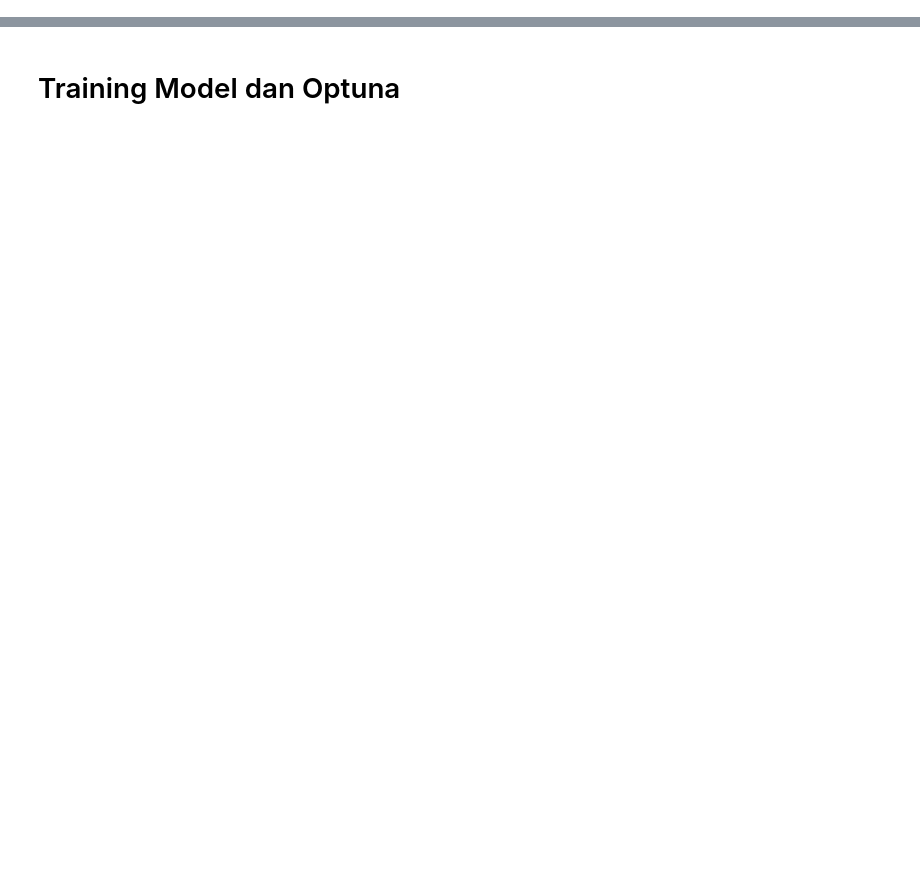
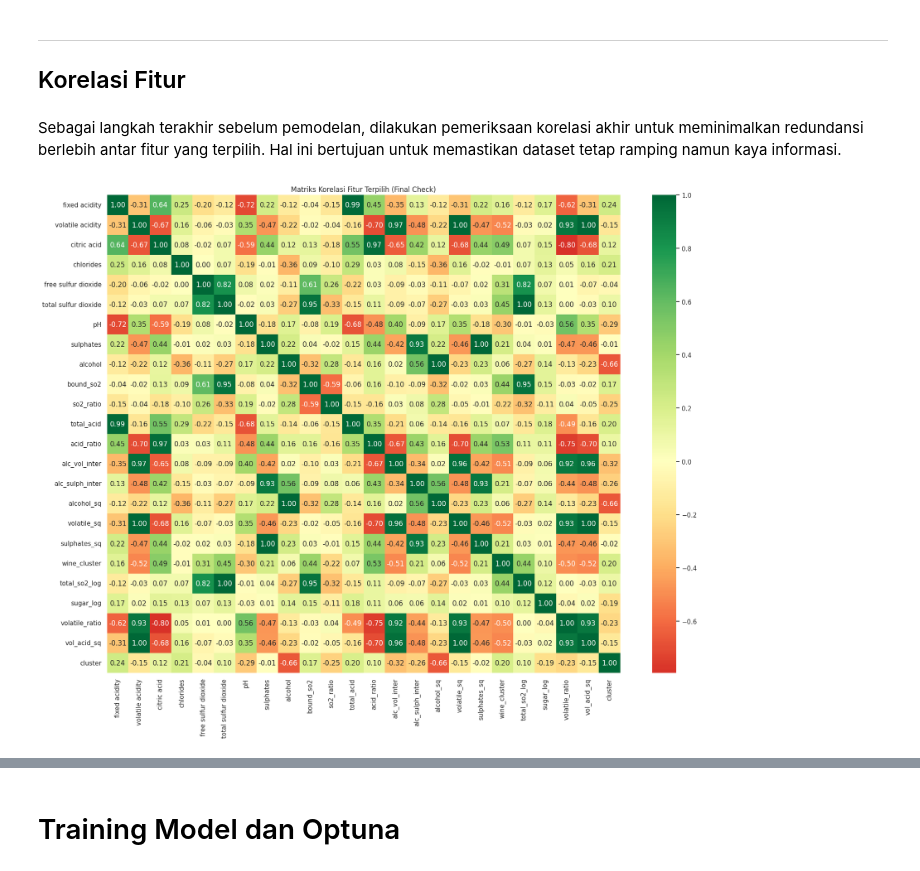
Before and after one commit to PashaAkrilian/Wine-Quality-Prediction, a Jupyter notebook: uts-data-mining.ipynb, the cells around one changed output, grey strips where cells are left out. Drawn from its saved outputs; the diff is of its cells as text; code cells hidden in the pictures; blank space fills up the shorter version.

Commit message:
Kaggle Notebook | UTS_Data Mining  | Version 28

```diff
--- a/uts-data-mining.ipynb
+++ b/uts-data-mining.ipynb
@@ -666,0 +122,19 @@ Data Siap Tempur untuk DNN: 823 baris.
+# %%
+# Konfigurasi Peringatan dan Tema Visualisasi
+warnings.filterwarnings('ignore')
+sns.set_theme(style="whitegrid")
+
+# Setup Path Dataset Dinamis (Kaggle Robust)
+train_path = '/kaggle/input/datasets/dimaspashaakrilian/wine-quality/data_training.csv'
+test_path = '/kaggle/input/datasets/dimaspashaakrilian/wine-quality/data_testing.csv'
+
+# Verifikasi keberadaan jalur data
+if not os.path.exists(train_path):
+    for root, dirs, files in os.walk('/kaggle/input'):
+        for file in files:
+            if 'data_training' in file: train_path = os.path.join(root, file)
+            if 'data_testing' in file: test_path = os.path.join(root, file)
+
+# Memuat Dataset utama
+df_train = pd.read_csv(train_path)
+df_test = pd.read_csv(test_path)
@@ -666,0 +458,13 @@ Data Siap Tempur untuk DNN: 823 baris.
+# %% [markdown]
+---
+## Korelasi Fitur
+# %% [markdown]
+Sebagai langkah terakhir sebelum pemodelan, dilakukan pemeriksaan korelasi akhir untuk meminimalkan redundansi berlebih antar fitur yang terpilih. Hal ini bertujuan untuk memastikan dataset tetap ramping namun kaya informasi.
+# %%
+# Pengecekan korelasi untuk mencegah redundansi berlebih
+plt.figure(figsize=(20, 15))
+sns.heatmap(X_train_pruned.corr(), annot=True, fmt='.2f', cmap='RdYlGn', center=0)
+plt.title('Matriks Korelasi Fitur Terpilih (Final Check)')
+plt.show()
+# %% [output]
+[figure, added]
```
Also changed, not shown: parts of 150 cells of this notebook.
